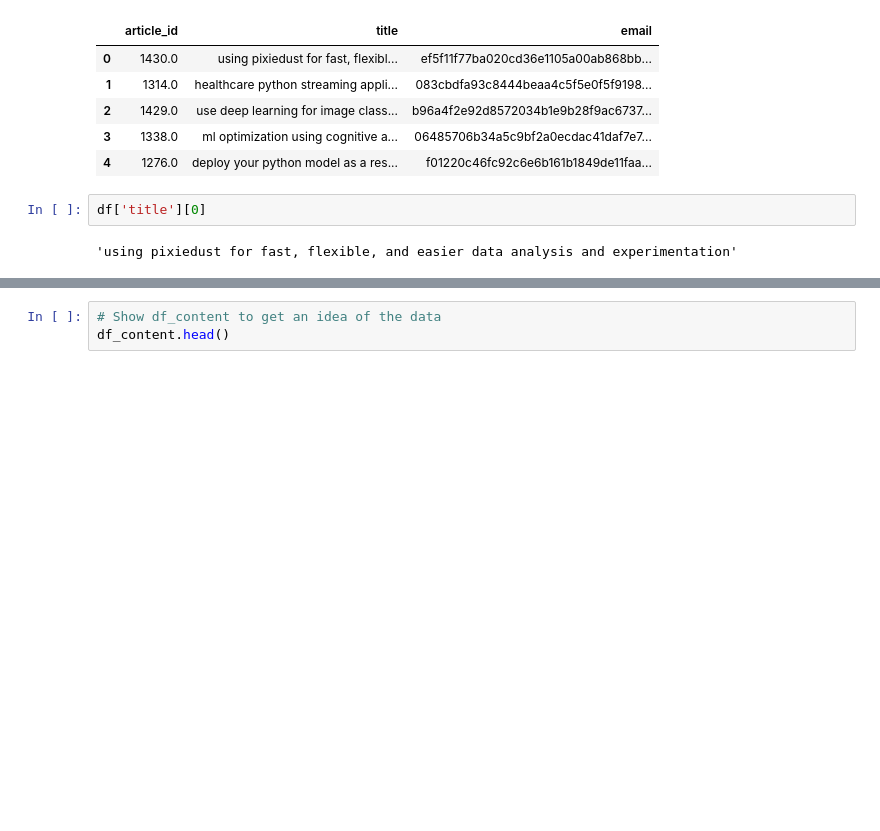
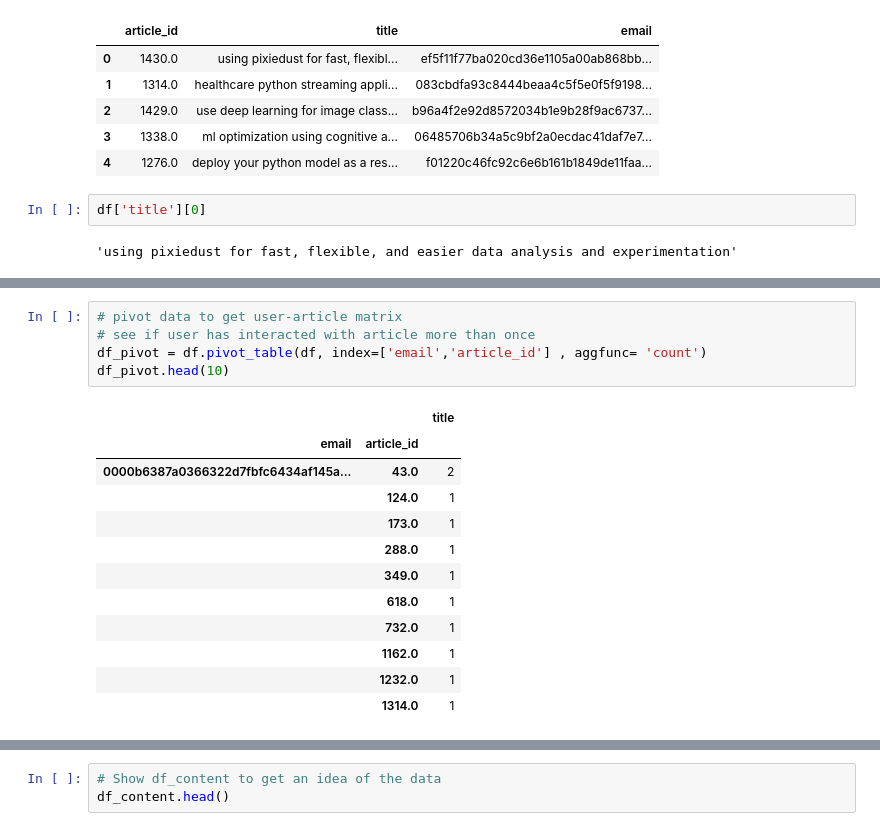
Before and after one commit to hen-wg/udacity_recommendation_engine, a Jupyter notebook: Recommendations_with_IBM.ipynb, the cells around one changed output, grey strips where cells are left out. Saved outputs shown, nothing was run; the diff lists cells and outputs as text; blank space fills up the shorter version.

```diff
--- a/Recommendations_with_IBM.ipynb
+++ b/Recommendations_with_IBM.ipynb
@@ -71,0 +77,18 @@ Name: count, Length: 5148, dtype: int64
+# %%
+# pivot data to get user-article matrix
+# see if user has interacted with article more than once
+df_pivot = df.pivot_table(df, index=['email','article_id'] , aggfunc= 'count')
+df_pivot.head(10)
+# %% [output]
+|  |  | title |
+| email | article_id |  |
+| 0000b6387a0366322d7fbfc6434af145a... | 43.0 | 2 |
+|  | 124.0 | 1 |
+|  | 173.0 | 1 |
+|  | 288.0 | 1 |
+|  | 349.0 | 1 |
+|  | 618.0 | 1 |
+|  | 732.0 | 1 |
+|  | 1162.0 | 1 |
+|  | 1232.0 | 1 |
+|  | 1314.0 | 1 |
```
Also changed, not shown: parts of 12 cells of this notebook.
